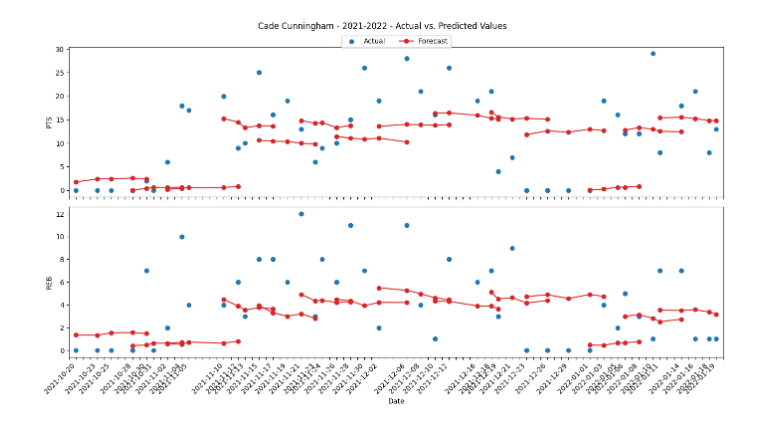
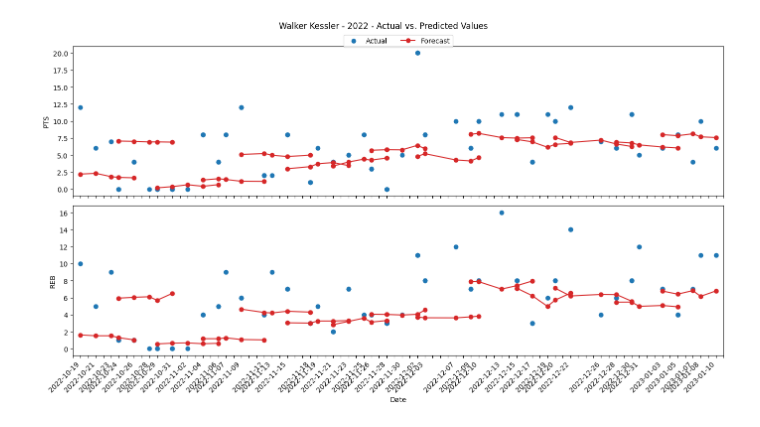
Before and after one commit to brownbrandon272/basketball, a Jupyter notebook: scripts/analyze_results.ipynb, the cells around one changed output. Drawn from its saved outputs; the diff is of its cells as text; code cells hidden in the pictures.

```diff
--- a/scripts/analyze_results.ipynb
+++ b/scripts/analyze_results.ipynb
@@ -240,19 +254,21 @@ def plot_timeseries(player_name, season, first_game_i=10, last_game_i=30, every_
 
     plt.tight_layout()
     plt.show()
+
+    return
 # %%
-PLAYER_NAME = 'Cade Cunningham'
-SEASON = '2021-2022'
+PLAYER_NAME = 'Walker Kessler'
+SEASON = 2022
 FIRST_GAME_I = 0
 LAST_GAME_I = 40
 EVERY_N_GAMES = 3
 COL_ENDS = ['PTS', 'REB']
 
 plot_timeseries(player_name=PLAYER_NAME,
                 season=SEASON,
                 first_game_i=FIRST_GAME_I,
                 last_game_i=LAST_GAME_I,
                 every_n_games=EVERY_N_GAMES,
                 col_ends=COL_ENDS)
 # %% [output]
-[figure, old version]
+[figure, new version]
```
Also changed, not shown: parts of 5 cells of this notebook, 1 other file.
